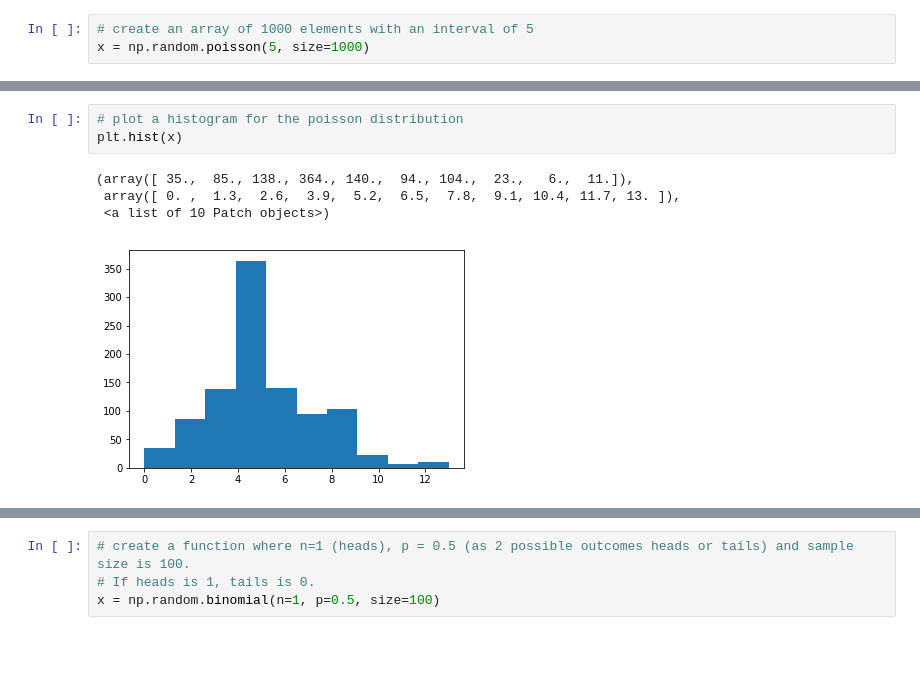
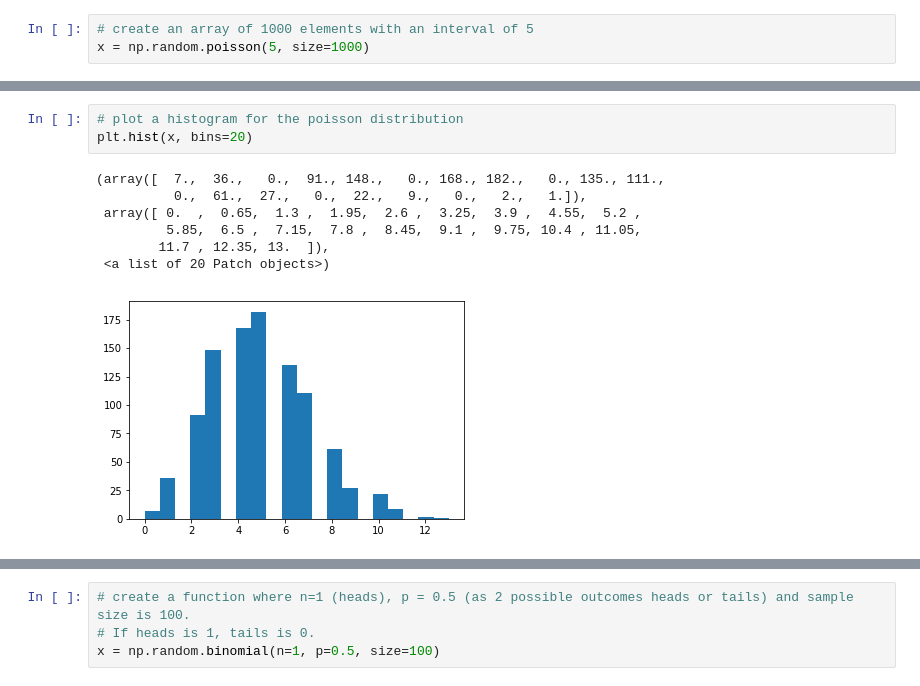
Before and after one commit to beccycole/Programming-for-Data-Analysis, a Jupyter notebook: numpy-random.ipynb, the cells around one changed output, grey strips where cells are left out. Cells and saved outputs as stored; diff of their text form; blank space fills up the shorter version.

```diff
--- a/numpy-random.ipynb
+++ b/numpy-random.ipynb
@@ -294,11 +274,14 @@ array([ 7,  4,  4,  9,  9,  4,  8,  8,  4,  8,  5,  6,  7,  5,  4,  6,  4,
 # %%
 # plot a histogram for the poisson distribution
-plt.hist(x)
+plt.hist(x, bins=20)
 # %% [output]
-(array([ 35.,  85., 138., 364., 140.,  94., 104.,  23.,   6.,  11.]),
- array([ 0. ,  1.3,  2.6,  3.9,  5.2,  6.5,  7.8,  9.1, 10.4, 11.7, 13. ]),
- <a list of 10 Patch objects>)
+(array([  7.,  36.,   0.,  91., 148.,   0., 168., 182.,   0., 135., 111.,
+          0.,  61.,  27.,   0.,  22.,   9.,   0.,   2.,   1.]),
+ array([ 0.  ,  0.65,  1.3 ,  1.95,  2.6 ,  3.25,  3.9 ,  4.55,  5.2 ,
+         5.85,  6.5 ,  7.15,  7.8 ,  8.45,  9.1 ,  9.75, 10.4 , 11.05,
+        11.7 , 12.35, 13.  ]),
+ <a list of 20 Patch objects>)
-[figure, old version]
+[figure, new version]
 # %%
 # calculate the variance of the array
 np.var(x)
```
Also changed, not shown: parts of 53 cells of this notebook.
